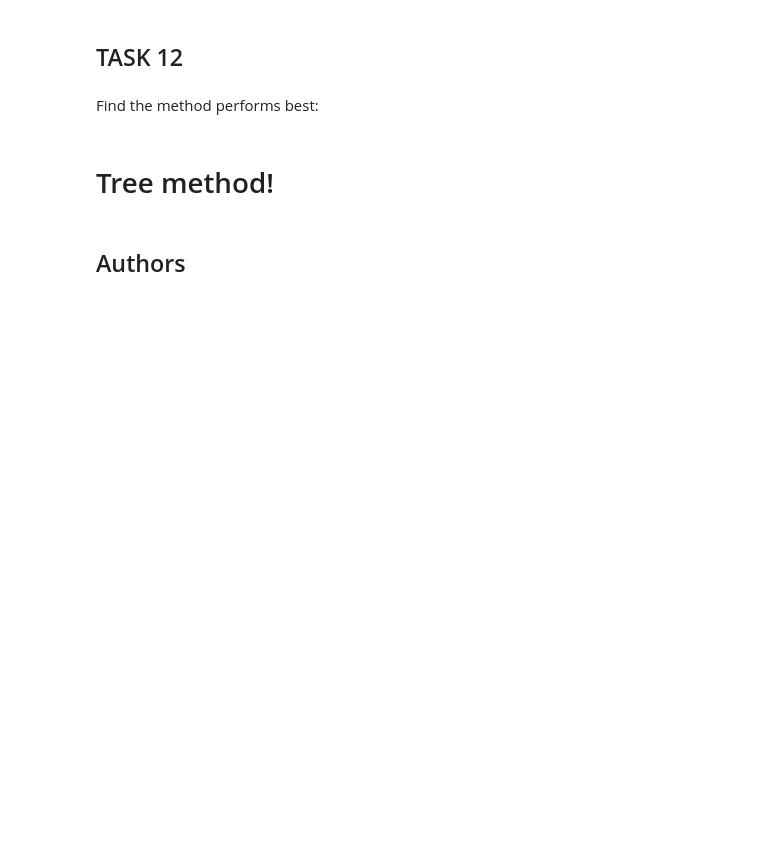
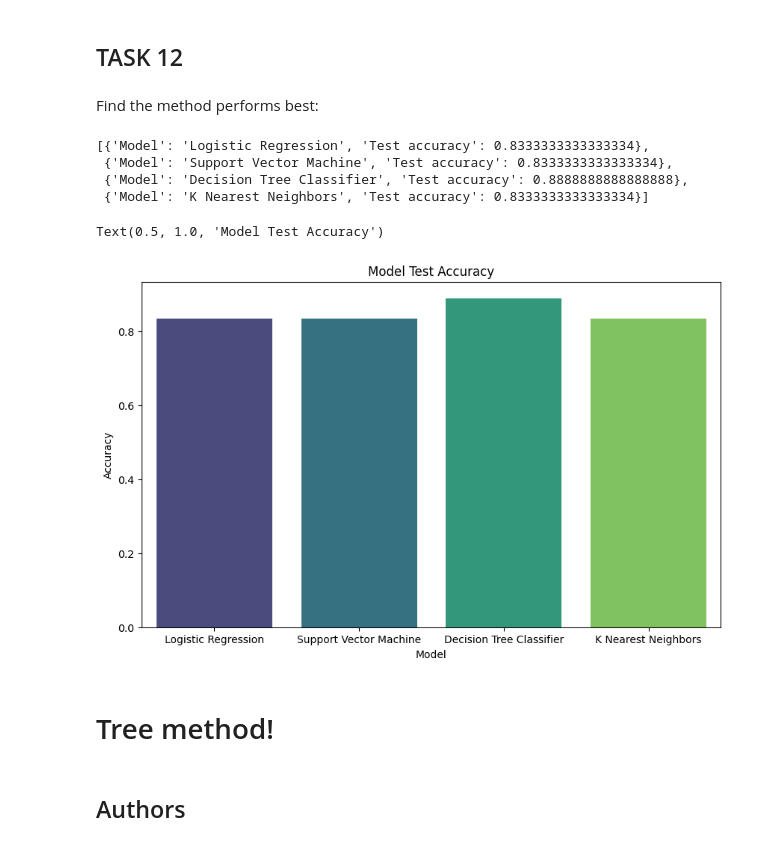
Before and after one commit to fischett/DS-IBM-Course, a Jupyter notebook: SpaceX_MachineLearning_PredictiveAnalysisClassification.ipynb, the cells around one changed output. Drawn from its saved outputs; the diff is of its cells as text; code cells hidden in the pictures; blank space fills up the shorter version.

```diff
--- a/SpaceX_MachineLearning_PredictiveAnalysisClassification.ipynb
+++ b/SpaceX_MachineLearning_PredictiveAnalysisClassification.ipynb
@@ -332,7 +345,7 @@ accuracy : 0.8482142857142858
 Calculate the accuracy of knn_cv on the test data using the method <code>score</code>:
 # %%
 test_accuracy = knn_cv.score(X_test, Y_test)
-
+test_acc.append({'Model':'K Nearest Neighbors', 'Test accuracy':test_accuracy})
 print("Accuracy on test data:", test_accuracy)
 # %% [output]
 Accuracy on test data: 0.8333333333333334
@@ -347,6 +360,24 @@ plot_confusion_matrix(Y_test,yhat)
 ## TASK  12
 # %% [markdown]
 Find the method performs best:
+# %%
+test_acc
+# %% [output]
+[{'Model': 'Logistic Regression', 'Test accuracy': 0.8333333333333334},
+ {'Model': 'Support Vector Machine', 'Test accuracy': 0.8333333333333334},
+ {'Model': 'Decision Tree Classifier', 'Test accuracy': 0.8888888888888888},
+ {'Model': 'K Nearest Neighbors', 'Test accuracy': 0.8333333333333334}]
+# %%
+df = pd.DataFrame(test_acc)
+
+plt.figure(figsize=(10, 6))
+sns.barplot(x='Model', y='Test accuracy', data=df, palette='viridis')
+plt.xlabel('Model')
+plt.ylabel('Accuracy')
+plt.title('Model Test Accuracy')
+# %% [output]
+Text(0.5, 1.0, 'Model Test Accuracy')
+[figure, added]
 # %% [markdown]
 # Tree method!
 # %% [markdown]
```
Also changed, not shown: parts of 8 cells of this notebook.
